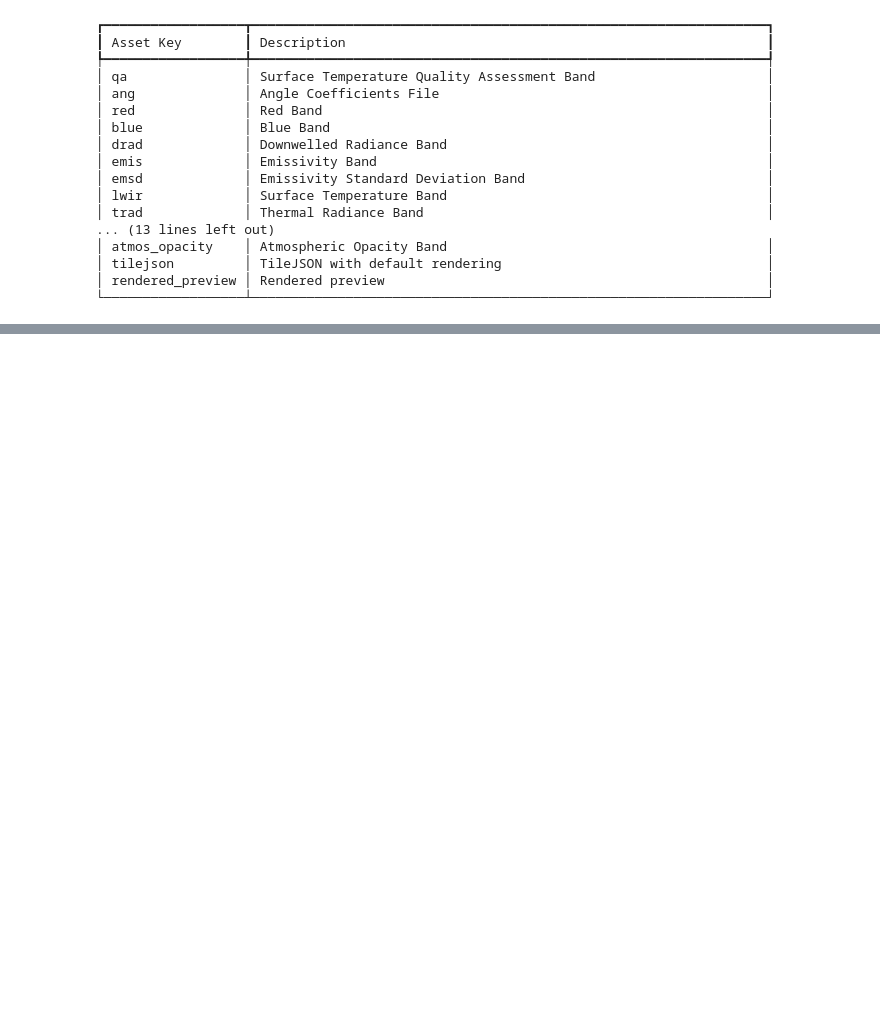
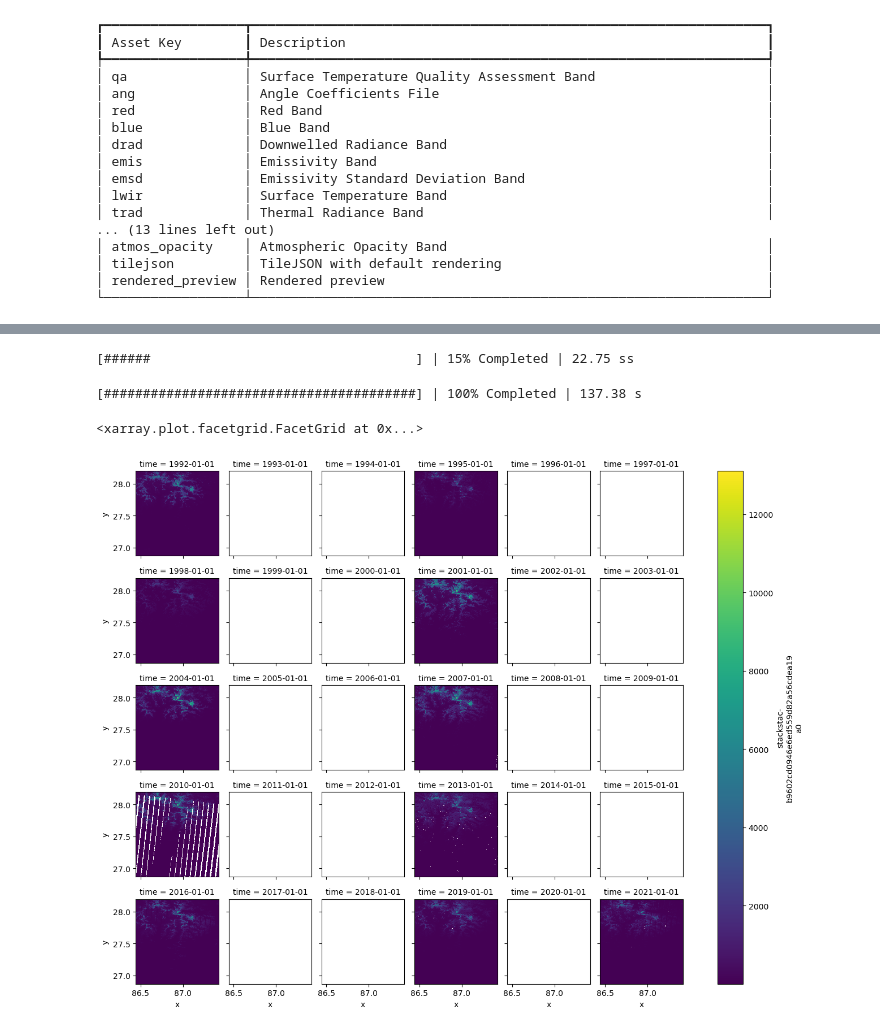
Before and after one commit to JJkriskras/Spatial-Statistics-and-Machine-Learning-Term-Project, a Jupyter notebook: data extraction notebook342023.ipynb, the cells around one changed output, grey strips where cells are left out. Saved outputs shown, nothing was run; the diff lists cells and outputs as text; code cells hidden in the pictures; blank space fills up the shorter version.

```diff
--- a/data extraction notebook342023.ipynb
+++ b/data extraction notebook342023.ipynb
@@ -225,5 +262,18 @@ Image(url=charts[0].assets["rendered_preview"].href, width=500)
 # %%
 with dask.diagnostics.ProgressBar():
-    ts = ds2.compute()
+    ts = resampled.compute()
 
-ts.rio.to_raster(pjoin(scratch_dir, 'ts.tif'), compress='LZW')
+ts.rio.to_raster(pjoin(scratch_dir, 'resampledTM4TM5.tif'), compress='LZW')
+# %% [output]
+[######                                  ] | 15% Completed | 22.75 ss
+[########################################] | 100% Completed | 137.38 s
+# %%
+ls_vars = ['view:off_nadir', 'landsat:wrs_type', 'gsd',
+           'landsat:correction', 'classification:bitfields',
+           'proj:epsg', 'landsat:collection_number']
+ts = resampled.copy()
+ts = ts.drop_vars(ls_vars)
+ts.plot.imshow(col="time",  col_wrap=6, size=2)
+# %% [output]
+<xarray.plot.facetgrid.FacetGrid at 0x...>
+[figure, added]
```
Also changed, not shown: parts of 20 cells of this notebook, 2 other files.
